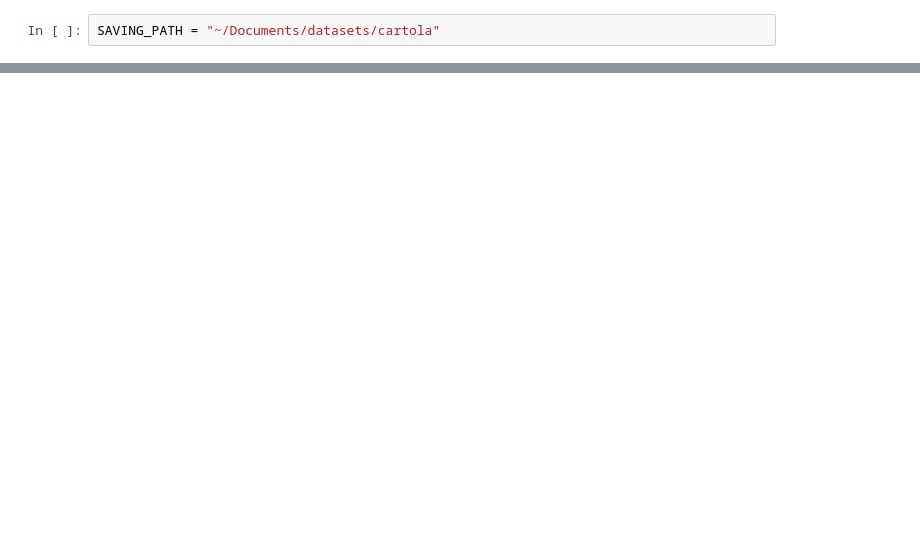
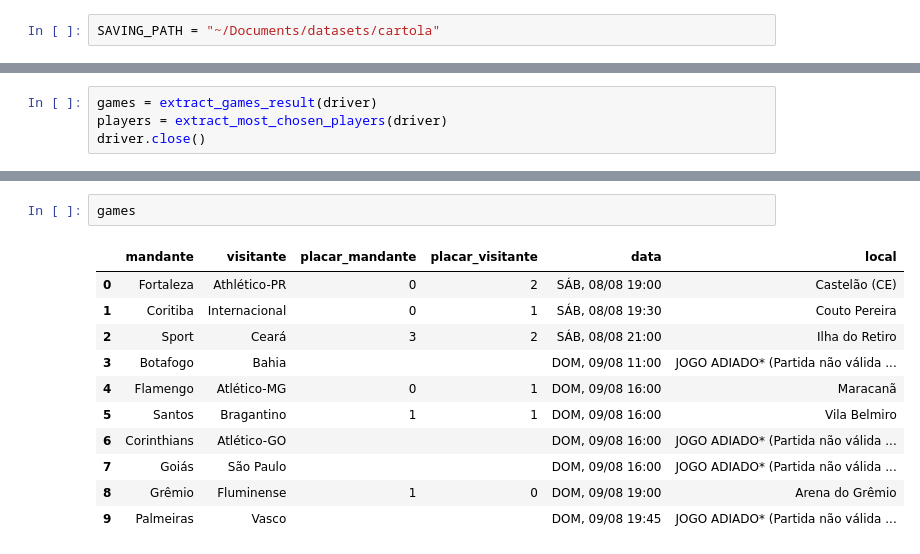
Before and after one commit to lgmoneda/datasets, a Jupyter notebook: cartola/lab.ipynb, the cells around one changed output, grey strips where cells are left out. Cells and saved outputs as stored; diff of their text form; blank space fills up the shorter version.

```diff
--- a/cartola/lab.ipynb
+++ b/cartola/lab.ipynb
@@ -160,0 +256,4 @@ get_table_from_page(driver)
+# %%
+games = extract_games_result(driver)
+players = extract_most_chosen_players(driver)
+driver.close()
@@ -160,0 +280,14 @@ get_table_from_page(driver)
+# %%
+games
+# %% [output]
+|  | mandante | visitante | placar_mandante | placar_visitante | data | local |
+| 0 | Fortaleza | Athlético-PR | 0 | 2 | SÁB, 08/08 19:00 | Castelão (CE) |
+| 1 | Coritiba | Internacional | 0 | 1 | SÁB, 08/08 19:30 | Couto Pereira |
+| 2 | Sport | Ceará | 3 | 2 | SÁB, 08/08 21:00 | Ilha do Retiro |
+| 3 | Botafogo | Bahia |  |  | DOM, 09/08 11:00 | JOGO ADIADO* (Partida não válida ... |
+| 4 | Flamengo | Atlético-MG | 0 | 1 | DOM, 09/08 16:00 | Maracanã |
+| 5 | Santos | Bragantino | 1 | 1 | DOM, 09/08 16:00 | Vila Belmiro |
+| 6 | Corinthians | Atlético-GO |  |  | DOM, 09/08 16:00 | JOGO ADIADO* (Partida não válida ... |
+| 7 | Goiás | São Paulo |  |  | DOM, 09/08 16:00 | JOGO ADIADO* (Partida não válida ... |
+| 8 | Grêmio | Fluminense | 1 | 0 | DOM, 09/08 19:00 | Arena do Grêmio |
+| 9 | Palmeiras | Vasco |  |  | DOM, 09/08 19:45 | JOGO ADIADO* (Partida não válida ... |
```
Also changed, not shown: parts of 42 cells of this notebook.
